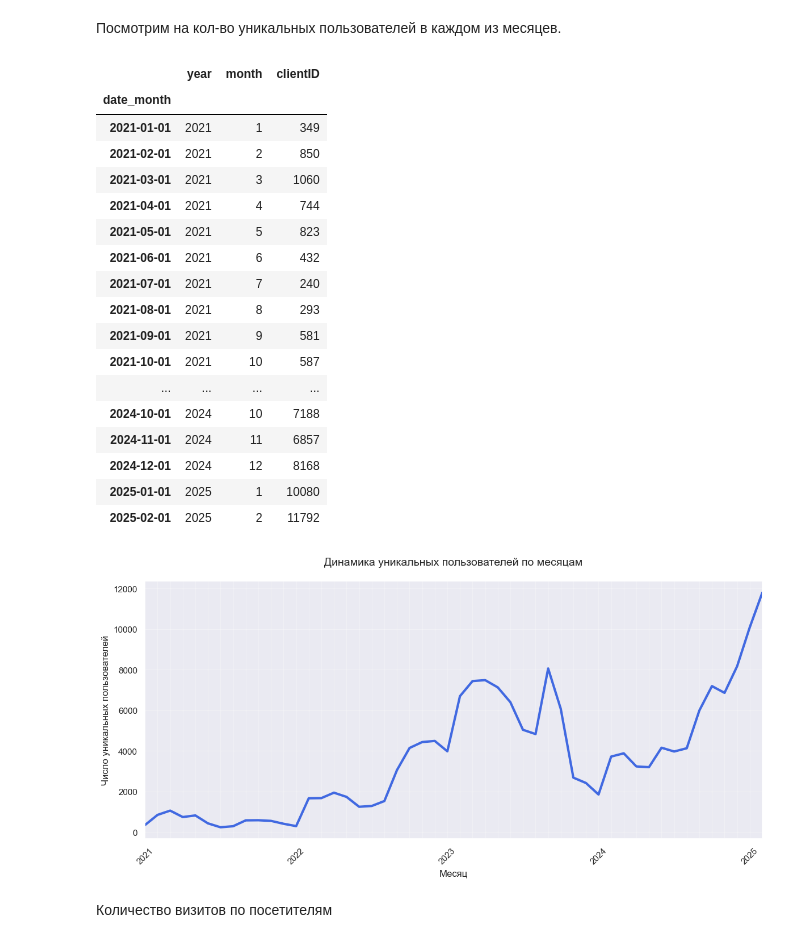
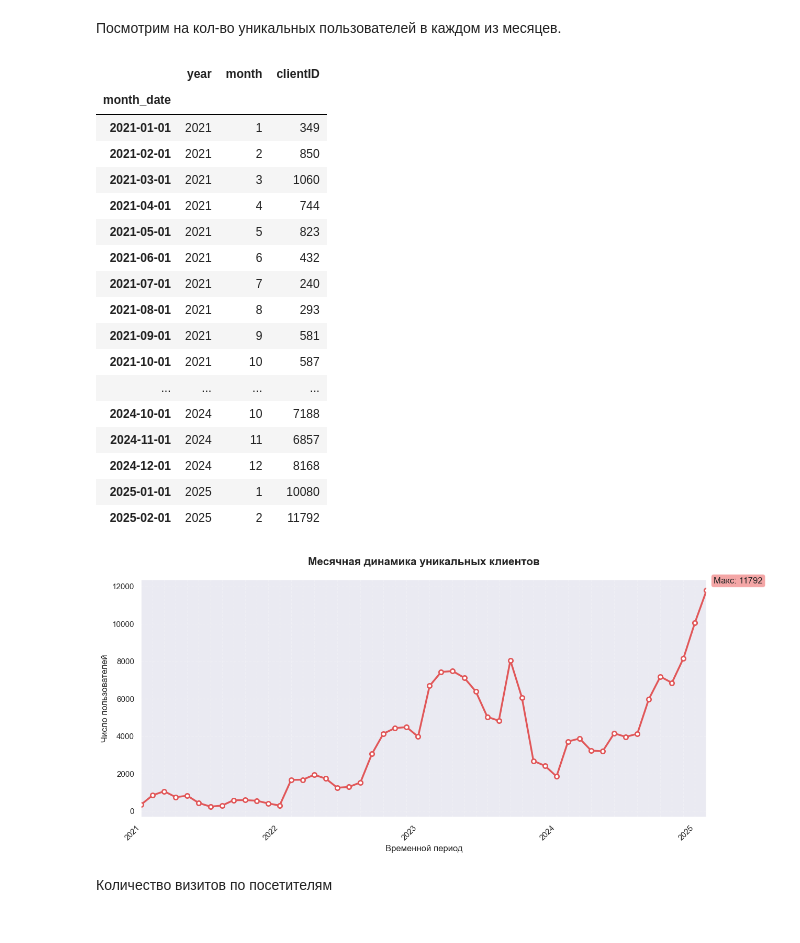
Before and after one commit to KonobeevGV/Visit-Analysis-A-B-Experiment-Design-and-CUPED, a Jupyter notebook: proj_fin.ipynb, the cells around one changed output. Saved outputs shown, nothing was run; the diff lists cells and outputs as text; code cells hidden in the pictures.

```diff
--- a/proj_fin.ipynb
+++ b/proj_fin.ipynb
@@ -582,17 +587,22 @@ data = data[data["siteType"].isin([0, 1])]
 # %% [markdown]
 Посмотрим на кол-во уникальных пользователей в каждом из месяцев.
 # %%
-data_cnt = (
-    data.groupby(["year", "month"]).agg({"clientID": pd.Series.nunique}).reset_index()
+monthly_stats = (
+    data.groupby(["year", "month"])
+    .aggregate({"clientID": pd.Series.nunique})
+    .reset_index()
 )
-data_cnt["date_month"] = data_cnt.apply(
-    lambda row: pd.to_datetime(f"""{row['year']}-{row['month']}-01"""), axis=1
+
+monthly_stats["month_date"] = monthly_stats.apply(
+    lambda x: pd.to_datetime(f"{x['year']}-{x['month']}-01"),
+    axis=1
 )
-data_cnt.set_index("date_month", inplace=True)
-data_cnt
+
+monthly_stats = monthly_stats.set_index("month_date")
+monthly_stats
 # %% [output]
 |  | year | month | clientID |
-| date_month |  |  |  |
+| month_date |  |  |  |
 | 2021-01-01 | 2021 | 1 | 349 |
 | 2021-02-01 | 2021 | 2 | 850 |
 | 2021-03-01 | 2021 | 3 | 1060 |
@@ -610,22 +620,37 @@ data_cnt
 | 2025-01-01 | 2025 | 1 | 10080 |
 | 2025-02-01 | 2025 | 2 | 11792 |
 # %%
-plt.figure(figsize=(12, 6))
-data_cnt["clientID"].plot(lw=3, color='royalblue')
-plt.ylabel("Число уникальных пользователей", fontsize=12)
-plt.xlabel("Месяц", fontsize=12)
-plt.title("Динамика уникальных пользователей по месяцам", fontsize=14, pad=20)
-plt.grid(True, alpha=0.3)
+plt.figure(figsize=(13, 6))
+ax = plt.subplot()
 
-# Автоматическое определение диапазона дат для xticks
-start_date = data_cnt.index.min()
-end_date = data_cnt.index.max()
-plt.xticks(pd.date_range(start=start_date, end=end_date, freq='M'), rotation=45)
+monthly_stats["clientID"].plot(linewidth=2.5, color='#E15759', marker='o',
+                              markersize=6, markerfacecolor='white', markeredgewidth=2)
+
+plt.ylabel("Число пользователей", fontsize=12, fontweight='medium')
+plt.xlabel("Временной период", fontsize=12, fontweight='medium')
+plt.title("Месячная динамика уникальных клиентов", fontsize=15, pad=20, fontweight='bold')
+
+plt.grid(True, alpha=0.25, linestyle='--')
+
+# Добавляем метки для крайних точек
+max_val = monthly_stats["clientID"].max()
+min_val = monthly_stats["clientID"].min()
+max_date = monthly_stats["clientID"].idxmax()
+min_date = monthly_stats["clientID"].idxmin()
+
+plt.annotate(f'Макс: {max_val:.0f}', xy=(max_date, max_val),
+            xytext=(10, 10), textcoords='offset points',
+            bbox=dict(boxstyle='round,pad=0.3', facecolor='lightcoral', alpha=0.7))
+
+start_date = monthly_stats.index.min()
+end_date = monthly_stats.index.max()
+plt.xticks(pd.date_range(start=start_date, end=end_date, freq='M'),
+          rotation=45, ha='right')
 
 plt.tight_layout()
 plt.show()
 # %% [output]
-[figure, old version]
+[figure, new version]
 # %% [markdown]
 Количество визитов по посетителям
 # %%
```
Also changed, not shown: parts of 33 cells of this notebook.
